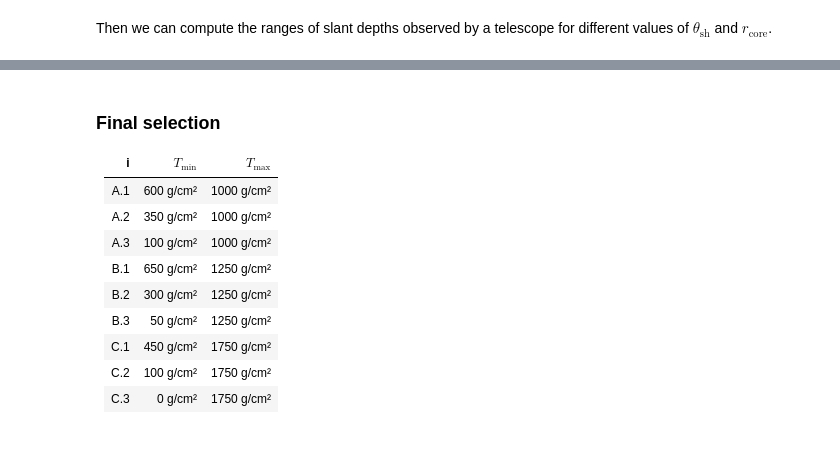
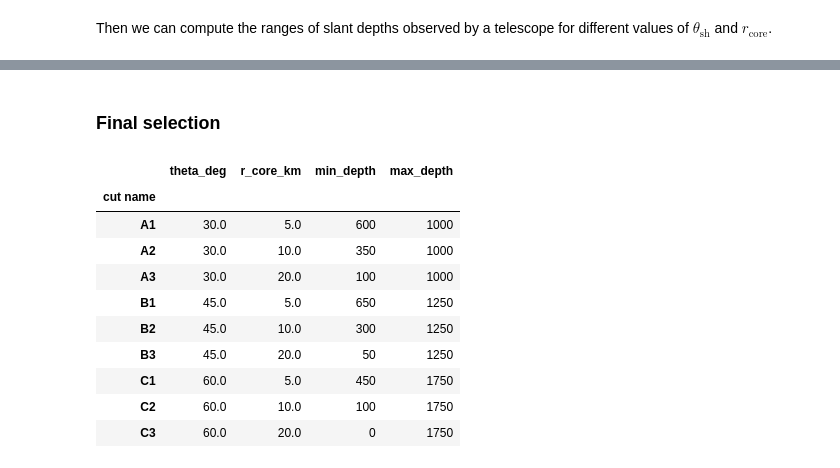
Before and after one commit to lbarbele/xfirst-reco, a Jupyter notebook: notebooks/1.1-study-geometry-cuts.ipynb, the cells around one changed output, grey strips where cells are left out. Cells and saved outputs as stored; diff of their text form; code cells hidden in the pictures.

Commit message:
notes: update notebooks with local data

```diff
--- a/notebooks/1.1-study-geometry-cuts.ipynb
+++ b/notebooks/1.1-study-geometry-cuts.ipynb
@@ -89,7 +94,9 @@ Then we can compute the ranges of slant depths observed by a telescope for diffe
 def round(value, precision = 50):
   return precision*(int(value)//precision) + precision*int(np.rint((int(value)%precision)/precision))
 
-print('theta distance min_depth max_depth')
+# print('theta distance min_depth max_depth')
+
+data = []
 
 for theta_deg in theta_range_deg:
   theta_rad = np.radians(theta_deg)
@@ -101,4 +108,6 @@ for theta_deg in theta_range_deg:
     min_depth = get_fov_depth(r_core_km, theta_rad, shower_phi_rad)
     a = round(min_depth, 50)
     b = round(max_depth, 50)
-    print(f'{int(theta_deg):>4}º {r_core_km:>8.1f} {round(min_depth, 50):9} {round(max_depth, 50):9}')
+    # print(f'{int(theta_deg):>4}º {r_core_km:>8.1f} {round(min_depth, 50):9} {round(max_depth, 50):9}')
+
+    data.append((theta_deg, r_core_km, a, b))
@@ -119,14 +114,18 @@ theta distance min_depth max_depth
-# %% [markdown]
-### Final selection
-
-|  i  | $T_\mathrm{min}$ | $T_\mathrm{max}$ |
-| --- | ---------------- | ---------------- |
-| A.1 | 600 g/cm² | 1000 g/cm² |
-| A.2 | 350 g/cm² | 1000 g/cm² |
-| A.3 | 100 g/cm² | 1000 g/cm² |
-| B.1 | 650 g/cm² | 1250 g/cm² |
-| B.2 | 300 g/cm² | 1250 g/cm² |
-| B.3 |  50 g/cm² | 1250 g/cm² |
-| C.1 | 450 g/cm² | 1750 g/cm² |
-| C.2 | 100 g/cm² | 1750 g/cm² |
-| C.3 |   0 g/cm² | 1750 g/cm² |
+# %% [markdown]
+### Final selection
+# %%
+index = pd.Index([f'{a}{b}' for a, b in itertools.product(['A', 'B', 'C'], range(1, 4))], name = 'cut name')
+columns = ['theta_deg', 'r_core_km', 'min_depth', 'max_depth']
+pd.DataFrame(data, index = index, columns = columns)
+# %% [output]
+|  | theta_deg | r_core_km | min_depth | max_depth |
+| cut name |  |  |  |  |
+| A1 | 30.0 | 5.0 | 600 | 1000 |
+| A2 | 30.0 | 10.0 | 350 | 1000 |
+| A3 | 30.0 | 20.0 | 100 | 1000 |
+| B1 | 45.0 | 5.0 | 650 | 1250 |
+| B2 | 45.0 | 10.0 | 300 | 1250 |
+| B3 | 45.0 | 20.0 | 50 | 1250 |
+| C1 | 60.0 | 5.0 | 450 | 1750 |
+| C2 | 60.0 | 10.0 | 100 | 1750 |
+| C3 | 60.0 | 20.0 | 0 | 1750 |
```
Also changed, not shown: parts of 2 cells of this notebook, 4 other files.
